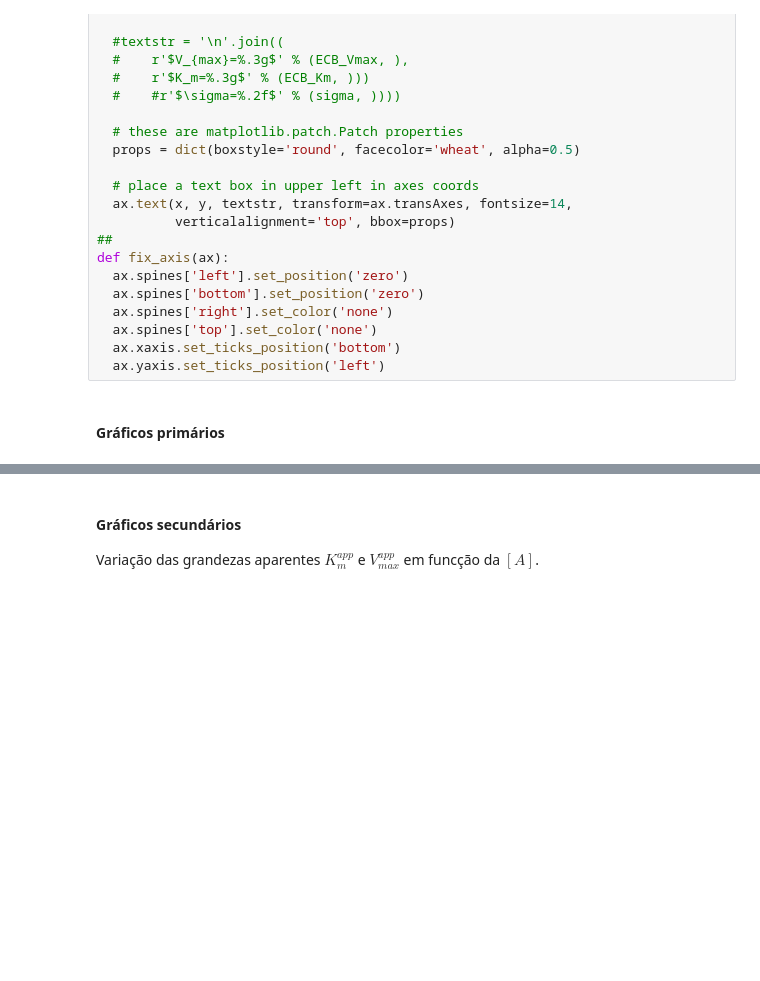
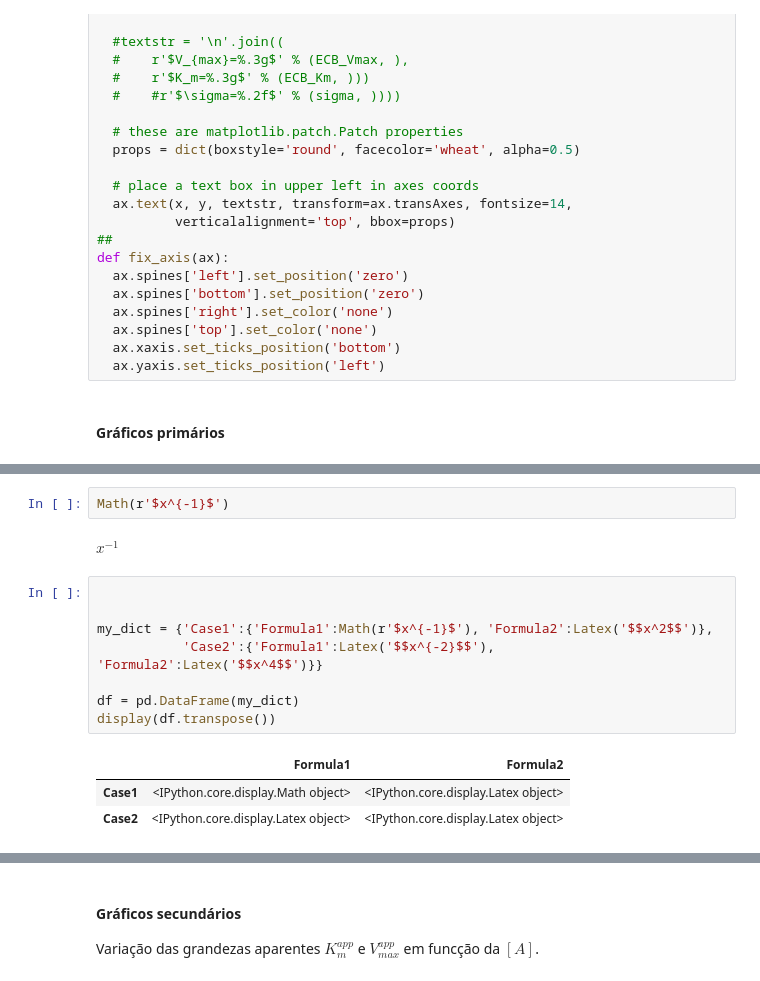
Before and after one commit to pjmartel/teaching, a Jupyter notebook: enzymology/inhibition_analysis.ipynb, the cells around one changed output, grey strips where cells are left out. Cells and saved outputs as stored; diff of their text form; blank space fills up the shorter version.

```diff
--- a/enzymology/inhibition_analysis.ipynb
+++ b/enzymology/inhibition_analysis.ipynb
@@ -253,0 +274,16 @@ Vmax_HW = np.array(Vmax_HW)
+# %%
+Math(r'$x^{-1}$')
+# %% [output]
+$\displaystyle x^{-1}$
+# %%
+
+
+my_dict = {'Case1':{'Formula1':Math(r'$x^{-1}$'), 'Formula2':Latex('$$x^2$$')},
+           'Case2':{'Formula1':Latex('$$x^{-2}$$'), 'Formula2':Latex('$$x^4$$')}}
+
+df = pd.DataFrame(my_dict)
+display(df.transpose())
+# %% [output]
+|  | Formula1 | Formula2 |
+| Case1 | <IPython.core.display.Math object> | <IPython.core.display.Latex object> |
+| Case2 | <IPython.core.display.Latex object> | <IPython.core.display.Latex object> |
```
Also changed, not shown: parts of 12 cells of this notebook.
